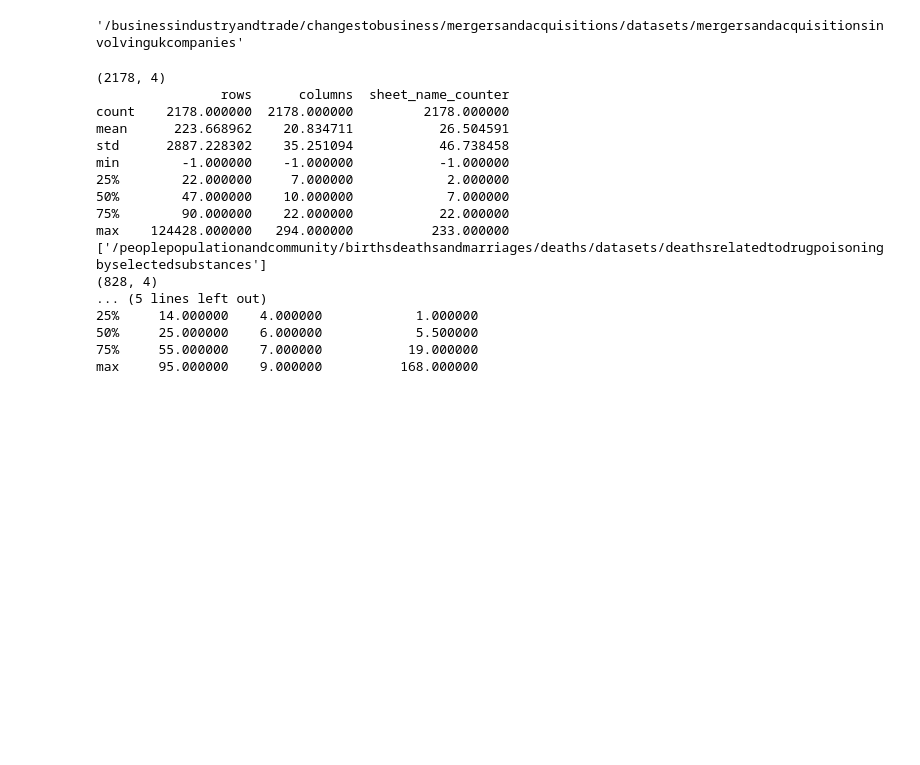
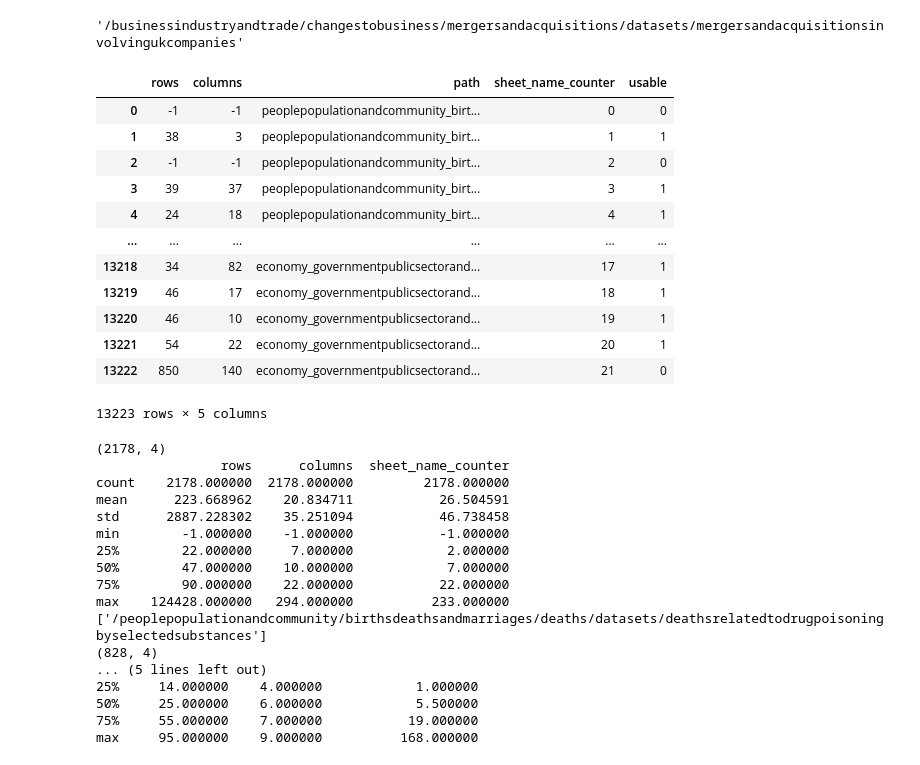
Before and after one commit to pafitis/thesis, a Jupyter notebook: aug26_tabletest.ipynb, the cells around one changed output. Saved outputs shown, nothing was run; the diff lists cells and outputs as text; code cells hidden in the pictures; blank space fills up the shorter version.

Commit message:
modified usabiity frames

```diff
--- a/aug26_tabletest.ipynb
+++ b/aug26_tabletest.ipynb
@@ -66,4 +66,10 @@ for entry in tqdm(ALL_DATA):
             usability.append(
                 {'rows': -1, 'columns': -1,
                  'path': entry, 'sheet_name_counter': sheet_counter})
+# %%
+usable_frames = pd.DataFrame(usability)
+usable_frames['usable'] = 0
+usable_frames.loc[(
+    ((usable_frames['rows'] > 0) & (usable_frames['rows'] < 250)) & ((usable_frames['columns'] > 0) & (usable_frames['columns'] < 250))
+    ), 'usable'] = 1
 # %%
@@ -71,3 +77,19 @@ pd.DataFrame(usability).to_json('secondary/dataframe_usability_2.json')
+# %%
+usable_frames
+# %% [output]
+|  | rows | columns | path | sheet_name_counter | usable |
+| 0 | -1 | -1 | peoplepopulationandcommunity_birt... | 0 | 0 |
+| 1 | 38 | 3 | peoplepopulationandcommunity_birt... | 1 | 1 |
+| 2 | -1 | -1 | peoplepopulationandcommunity_birt... | 2 | 0 |
+| 3 | 39 | 37 | peoplepopulationandcommunity_birt... | 3 | 1 |
+| 4 | 24 | 18 | peoplepopulationandcommunity_birt... | 4 | 1 |
+| ... | ... | ... | ... | ... | ... |
+| 13218 | 34 | 82 | economy_governmentpublicsectorand... | 17 | 1 |
+| 13219 | 46 | 17 | economy_governmentpublicsectorand... | 18 | 1 |
+| 13220 | 46 | 10 | economy_governmentpublicsectorand... | 19 | 1 |
+| 13221 | 54 | 22 | economy_governmentpublicsectorand... | 20 | 1 |
+| 13222 | 850 | 140 | economy_governmentpublicsectorand... | 21 | 0 |
+13223 rows × 5 columns
 # %%
 # usability = []
 # for entry in tqdm(ALL_DATA):
```
Also changed, not shown: parts of 1 cell of this notebook, 5 other files.
